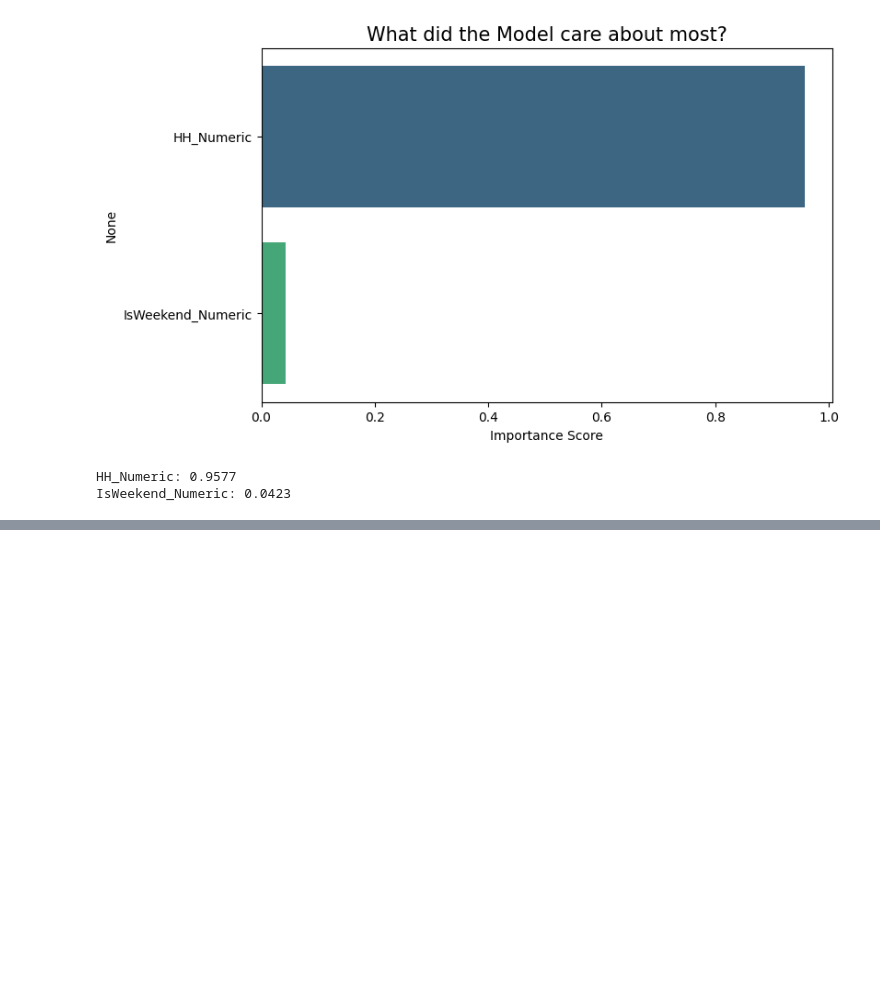
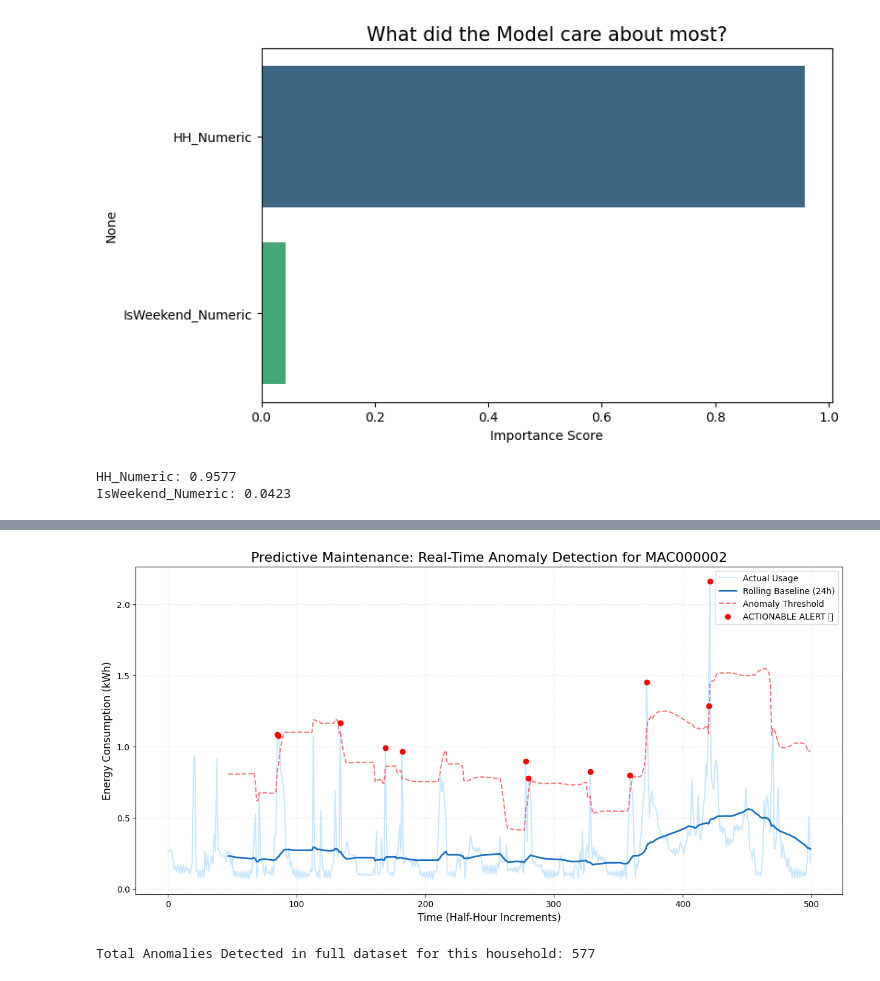
Before and after one commit to Kennyg-w/smart-meter-energy-analysis, a Jupyter notebook: notebooks/analysis.ipynb, the cells around one changed output, grey strips where cells are left out. Cells and saved outputs as stored; diff of their text form; code cells hidden in the pictures; blank space fills up the shorter version.

Commit message:
Completed Phase 3: Time-Series Anomaly Detection and Prophet Forecasting

```diff
--- a/notebooks/analysis.ipynb
+++ b/notebooks/analysis.ipynb
@@ -441,3 +441,23 @@ Passing `palette` without assigning `hue` is deprecated and will be removed in v
 [figure]
 HH_Numeric: 0.9577
 IsWeekend_Numeric: 0.0423
+# %%
+# 1. Filter for one specific household (LCLid)
+# Let's pick MAC000002 as our test case
+target_id = 'MAC000002'
+df_ts = df_clean[df_clean['LCLid'] == target_id].copy()
+
+# 2. Sort by day and Half-Hour to ensure chronological order
+df_ts = df_ts.sort_values(['day', 'HH_Numeric'])
+
+# 3. Calculate a 24-hour Rolling Average (48 half-hour slots)
+# This represents the "Normal" behavior for this specific house
+df_ts['Rolling_Mean'] = df_ts['Energy_kWh'].rolling(window=48).mean()
+df_ts['Rolling_Std'] = df_ts['Energy_kWh'].rolling(window=48).std()
+
+# 4. Define the Anomaly Threshold (Upper Bound)
+# We use "Mean + 3 Standard Deviations" (A standard statistical threshold)
+df_ts['Upper_Bound'] = df_ts['Rolling_Mean'] + (df_ts['Rolling_Std'] * 3)
+
+print(f"Time Series Baseline calculated for {target_id} 📈")
+df_ts[['day', 'HH_Numeric', 'Energy_kWh', 'Rolling_Mean', 'Upper_Bound']].tail()
@@ -443,0 +472,40 @@ IsWeekend_Numeric: 0.0423
+# %%
+import matplotlib.pyplot as plt
+
+# 1. Identify where actual usage crosses the Upper Bound
+df_ts['Is_Anomaly'] = df_ts['Energy_kWh'] > df_ts['Upper_Bound']
+
+# 2. Create the plot
+plt.figure(figsize=(15, 7))
+
+# Plot a subset (first 500 rows) so the chart isn't too crowded to read
+plot_data = df_ts.iloc[:500].reset_index()
+
+# Plot the actual usage (Light blue)
+plt.plot(plot_data['Energy_kWh'], label='Actual Usage', color='#a5d8ff', alpha=0.6)
+
+# Plot the Moving Baseline (Dark blue - the "Habit")
+plt.plot(plot_data['Rolling_Mean'], label='Rolling Baseline (24h)', color='#1971c2', linewidth=2)
+
+# Plot the Upper Bound (Dashed red - the "Safety Limit")
+plt.plot(plot_data['Upper_Bound'], '--', label='Anomaly Threshold', color='#fa5252', alpha=0.8)
+
+# Highlight Anomalies with Red Dots (The "Alerts")
+anomalies = plot_data[plot_data['Is_Anomaly']]
+plt.scatter(anomalies.index, anomalies['Energy_kWh'], color='red', label='ACTIONABLE ALERT 🚨', zorder=5)
+
+# Styling for a professional Portfolio
+plt.title(f'Predictive Maintenance: Real-Time Anomaly Detection for {target_id}', fontsize=16)
+plt.xlabel('Time (Half-Hour Increments)', fontsize=12)
+plt.ylabel('Energy Consumption (kWh)', fontsize=12)
+plt.legend(loc='upper right')
+plt.grid(True, linestyle='--', alpha=0.3)
+
+plt.show()
+
+# Print summary
+total_anomalies = df_ts['Is_Anomaly'].sum()
+print(f"Total Anomalies Detected in full dataset for this household: {total_anomalies}")
+# %% [output]
+[figure, added]
+Total Anomalies Detected in full dataset for this household: 577
```
Also changed, not shown: parts of 4 cells of this notebook.
